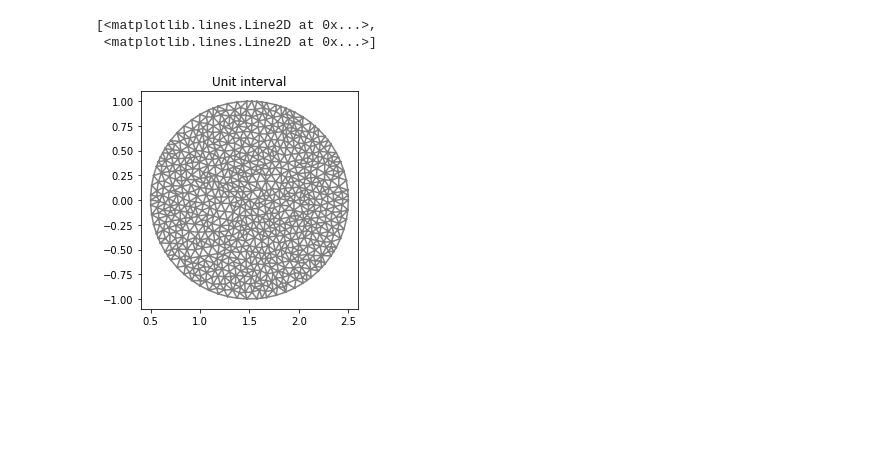
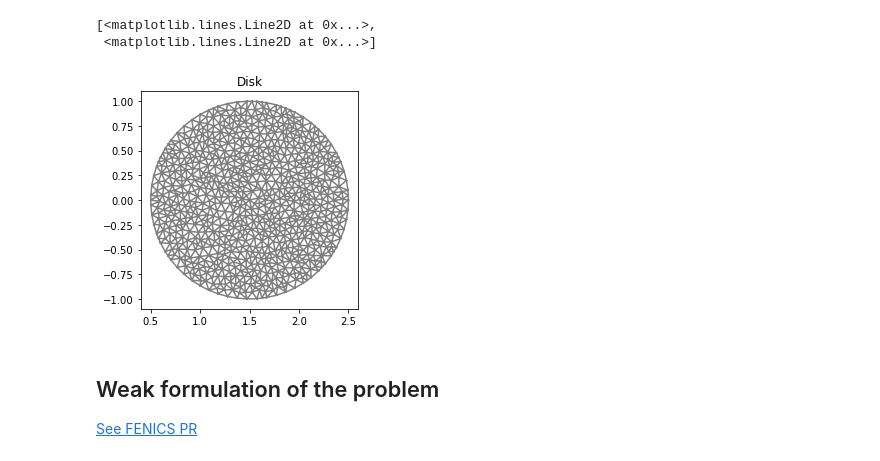
Before and after one commit to Carmenlazy-ustc/Critical-points-toroidal, a Jupyter notebook: fenics_2d_domain.ipynb, the cells around one changed output. Cells and saved outputs as stored; diff of their text form; code cells hidden in the pictures; blank space fills up the shorter version.

```diff
--- a/fenics_2d_domain.ipynb
+++ b/fenics_2d_domain.ipynb
@@ -8,10 +23,14 @@ domain = mshr.Circle(Point(1.5,0), 1)
 # %%
 mesh = mshr.generate_mesh(domain, 20)
 # %%
-plot(mesh, title="Unit interval")
+plot(mesh, title="Disk")
 # %% [output]
 [<matplotlib.lines.Line2D at 0x...>,
  <matplotlib.lines.Line2D at 0x...>]
-[figure, old version]
+[figure, new version]
+# %% [markdown]
+## Weak formulation of the problem
+
+[See FENICS PR](https://fenicsproject.org/)
 # %%
 V = FunctionSpace(mesh, "Lagrange", 2)
```
Also changed, not shown: parts of 13 cells of this notebook.
